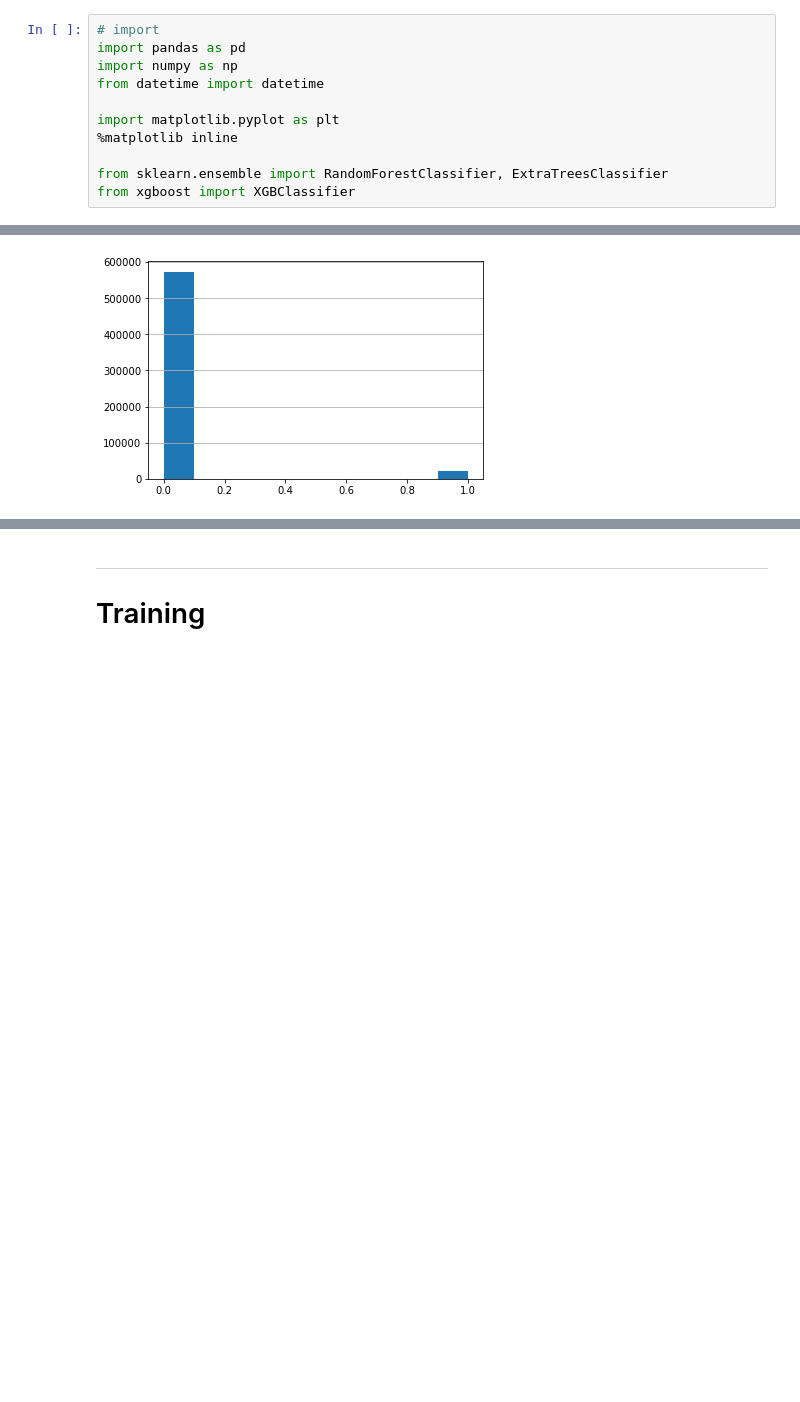
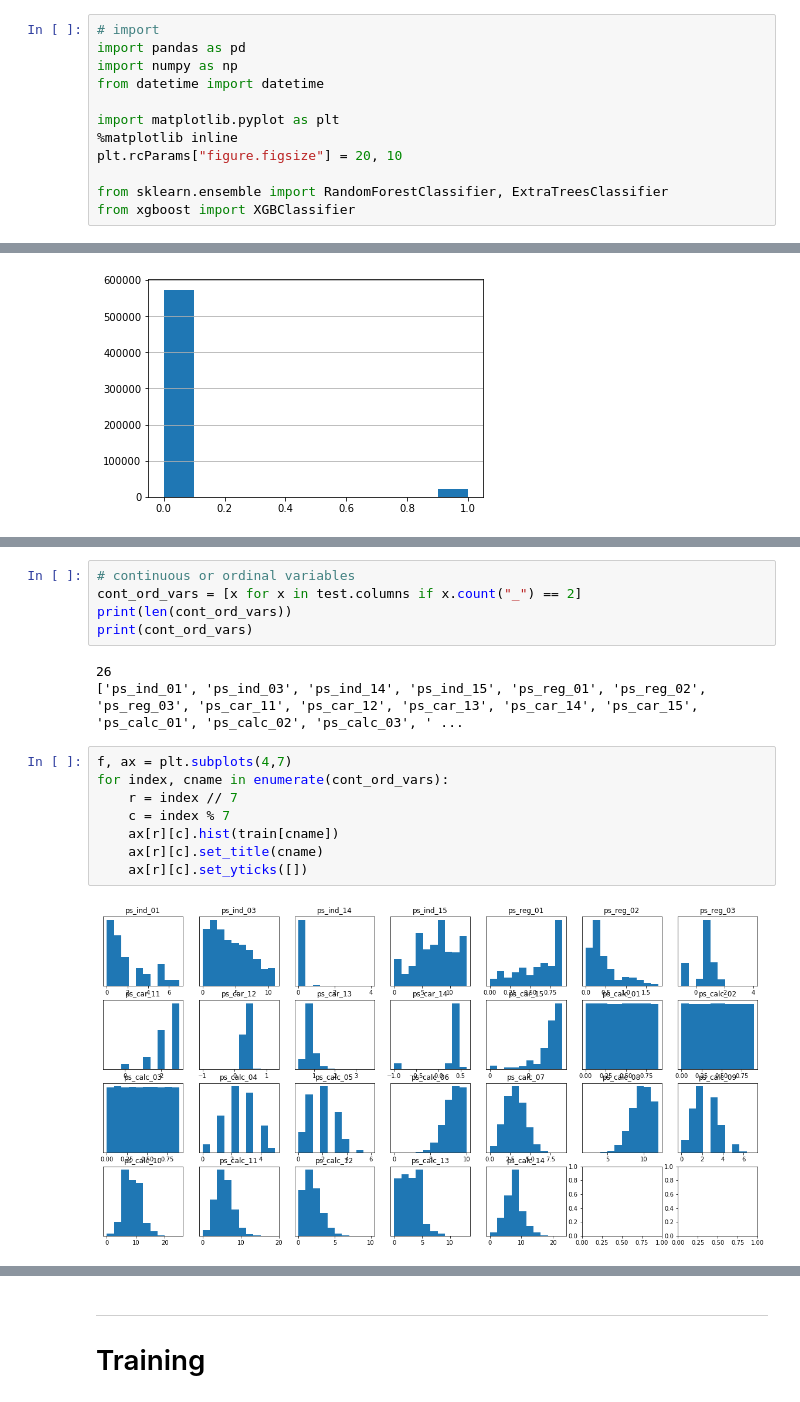
Before and after one commit to zhangyilun/kaggle-port, a Jupyter notebook: script.ipynb, the cells around one changed output, grey strips where cells are left out. Cells and saved outputs as stored; diff of their text form; blank space fills up the shorter version.

```diff
--- a/script.ipynb
+++ b/script.ipynb
@@ -11,6 +12,7 @@ from datetime import datetime
 
 import matplotlib.pyplot as plt
 %matplotlib inline
+plt.rcParams["figure.figsize"] = 20, 10
 
 from sklearn.ensemble import RandomForestClassifier, ExtraTreesClassifier
 from xgboost import XGBClassifier
@@ -77,0 +88,18 @@ Name: target, dtype: int64
+# %%
+# continuous or ordinal variables
+cont_ord_vars = [x for x in test.columns if x.count("_") == 2]
+print(len(cont_ord_vars))
+print(cont_ord_vars)
+# %% [output]
+26
+['ps_ind_01', 'ps_ind_03', 'ps_ind_14', 'ps_ind_15', 'ps_reg_01', 'ps_reg_02', 'ps_reg_03', 'ps_car_11', 'ps_car_12', 'ps_car_13', 'ps_car_14', 'ps_car_15', 'ps_calc_01', 'ps_calc_02', 'ps_calc_03', ' ...
+# %%
+f, ax = plt.subplots(4,7)
+for index, cname in enumerate(cont_ord_vars):
+    r = index // 7
+    c = index % 7
+    ax[r][c].hist(train[cname])
+    ax[r][c].set_title(cname)
+    ax[r][c].set_yticks([])
+# %% [output]
+[figure, added]
```
Also changed, not shown: parts of 8 cells of this notebook, 2 other files.
